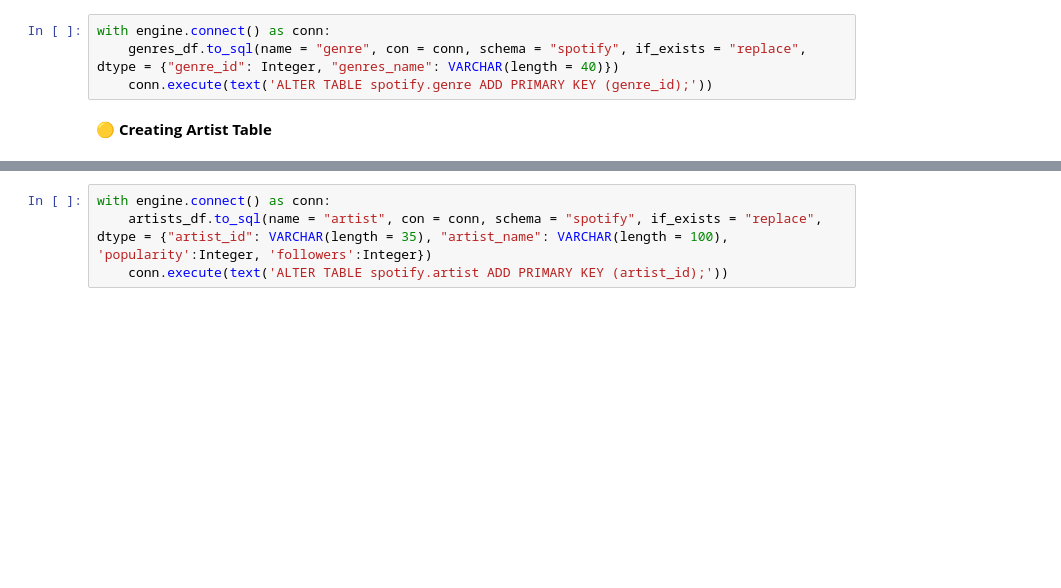
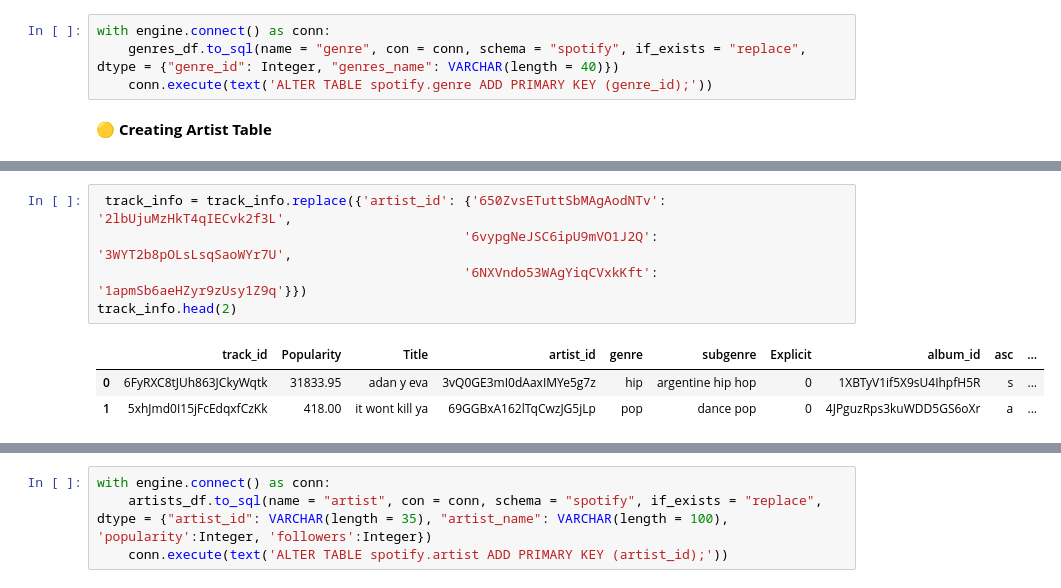
Before and after one commit to FarzanehSoltanzadeh/Spotify, a Jupyter notebook: 2_Database Creation/DataBase.ipynb, the cells around one changed output, grey strips where cells are left out. Cells and saved outputs as stored; diff of their text form; blank space fills up the shorter version.

```diff
--- a/2_Database Creation/DataBase.ipynb
+++ b/2_Database Creation/DataBase.ipynb
@@ -77 +94,10 @@ with engine.connect() as conn:
+# %%
+ track_info = track_info.replace({'artist_id': {'650ZvsETuttSbMAgAodNTv': '2lbUjuMzHkT4qIECvk2f3L',
+                                               '6vypgNeJSC6ipU9mVO1J2Q': '3WYT2b8pOLsLsqSaoWYr7U',
+                                               '6NXVndo53WAgYiqCVxkKft': '1apmSb6aeHZyr9zUsy1Z9q'}})
+track_info.head(2)
+# %% [output]
+|  | track_id | Popularity | Title | artist_id | genre | subgenre | Explicit | album_id | asc | ... |
+| 0 | 6FyRXC8tJUh863JCkyWqtk | 31833.95 | adan y eva | 3vQ0GE3mI0dAaxIMYe5g7z | hip | argentine hip hop | 0 | 1XBTyV1if5X9sU4IhpfH5R | s | ... |
+| 1 | 5xhJmd0I15jFcEdqxfCzKk | 418.00 | it wont kill ya | 69GGBxA162lTqCwzJG5jLp | pop | dance pop | 0 | 4JPguzRps3kuWDD5GS6oXr | a | ... |
 # %%
```
Also changed, not shown: parts of 18 cells of this notebook.
